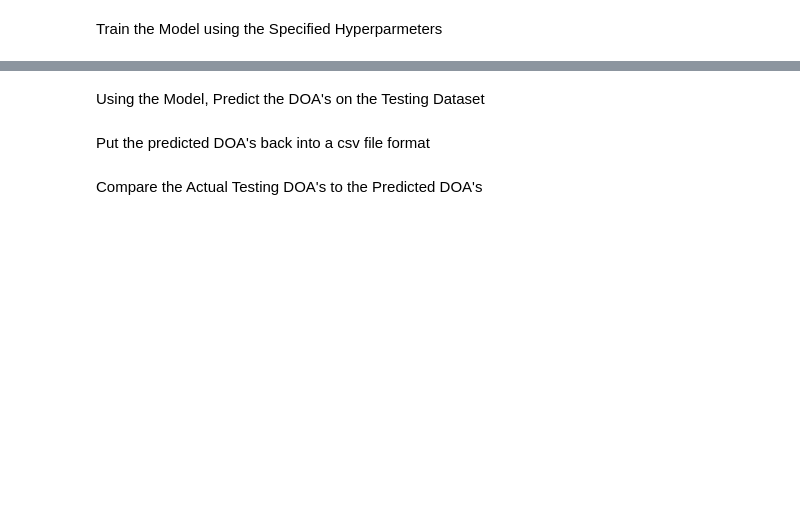
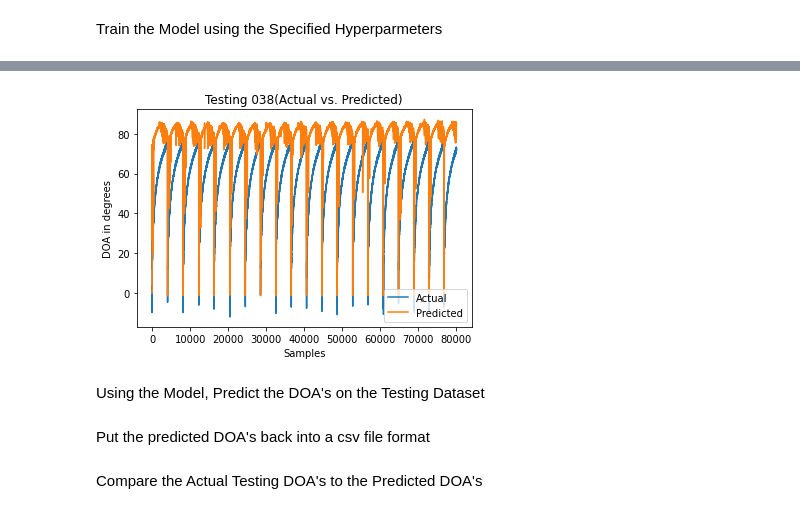
Before and after one commit to mbisbano1/MLDOA_ET, a Jupyter notebook: ML Code/MLDOA_MB.ipynb, the cells around one changed output, grey strips where cells are left out. Cells and saved outputs as stored; diff of their text form; code cells hidden in the pictures; blank space fills up the shorter version.

```diff
--- a/ML Code/MLDOA_MB.ipynb
+++ b/ML Code/MLDOA_MB.ipynb
@@ -41,7 +41,9 @@ Import the CSV Training and Testing Data Sets
 
 # Noise Reduction Dataset
 train = pd.read_csv('D:\\OneDrive\\OneDrive - University of Massachusetts Dartmouth\\ECE457_Senior_Design_ECE5\\CSV_Files\\0001_1404.038_port_FinalCleaned_RollReady.csv')
+train2 = pd.read_csv('D:\\OneDrive\\OneDrive - University of Massachusetts Dartmouth\\ECE457_Senior_Design_ECE5\\CSV_Files\\0001_1404.002_port_FinalCleaned_RollReady.csv')
 test = pd.read_csv('D:\\OneDrive\\OneDrive - University of Massachusetts Dartmouth\\ECE457_Senior_Design_ECE5\\CSV_Files\\0001_1404.038_stbd_FinalCleaned_RollReady.csv')
+test2 = pd.read_csv('D:\\OneDrive\\OneDrive - University of Massachusetts Dartmouth\\ECE457_Senior_Design_ECE5\\CSV_Files\\0001_1404.002_stbd_FinalCleaned_RollReady.csv')
 
 #train = pd.read_csv('D:\\OneDrive\\OneDrive - University of Massachusetts Dartmouth\\ECE457_Senior_Design_ECE5\\CSV_Files\\repackingTestFiles\\0001_1404.038_port_new.csv')
 #test = pd.read_csv('D:\\OneDrive\\OneDrive - University of Massachusetts Dartmouth\\ECE457_Senior_Design_ECE5\\CSV_Files\\repackingTestFiles\\0001_1404.038_stbd_new.csv')
@@ -81,4 +89,9 @@ y_test=test.iloc[:,26]
 #y_test=test38.iloc[:,26]
+# %%
+xframes = [x_train1, x_train2]
+x_train = pd.concat(xframes, sort=False)
+yframes = [y_train1, y_train2]
+y_train = pd.concat(yframes, sort=False)
 # %%
 y_test
 # %%
@@ -560,3 +636,19 @@ plt.show()
+# %%
+# Plot STBD Predicted for 038
+zerosArray= np.arange(sequence_length)*0
+predictedShifted=np.append(zerosArray, predicted038)
+plt.figure(facecolor='white')
+#plt.plot(y_test[0:4278*4])
+plt.plot(y_test[0:80000])
+#plt.plot(predictedShifted[0:4278*4])
+plt.plot(predictedShifted[0:80000])
+plt.title("Testing 038(Actual vs. Predicted)")
+plt.xlabel('Samples')
+plt.ylabel('DOA in degrees')
+plt.legend(['Actual','Predicted'])
+plt.show()
+# %% [output]
+[figure, added]
 # %% [markdown]
 Using the Model, Predict the DOA's on the Testing Dataset
 # %%
```
Also changed, not shown: parts of 15 cells of this notebook, 6 other files.
